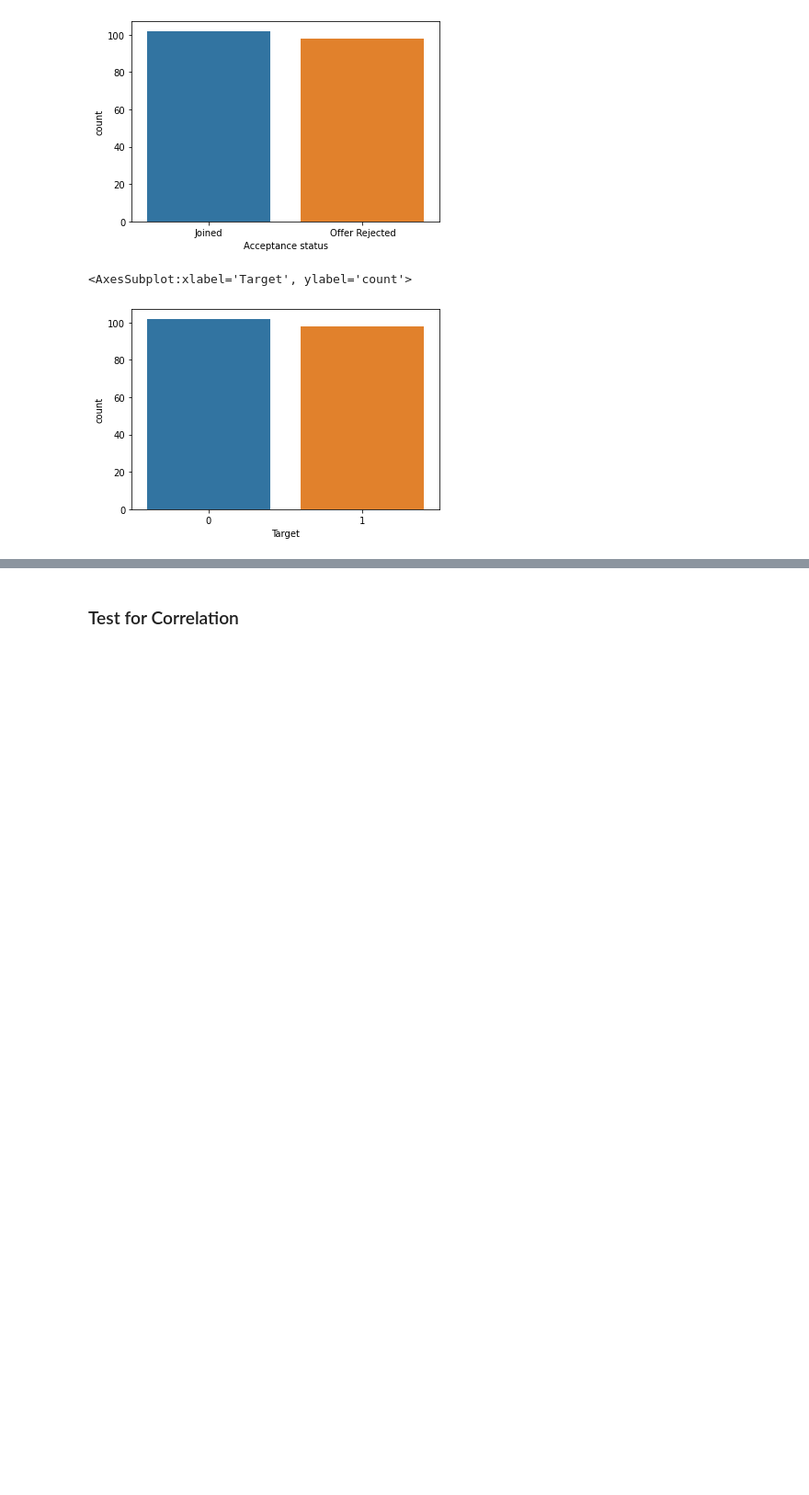
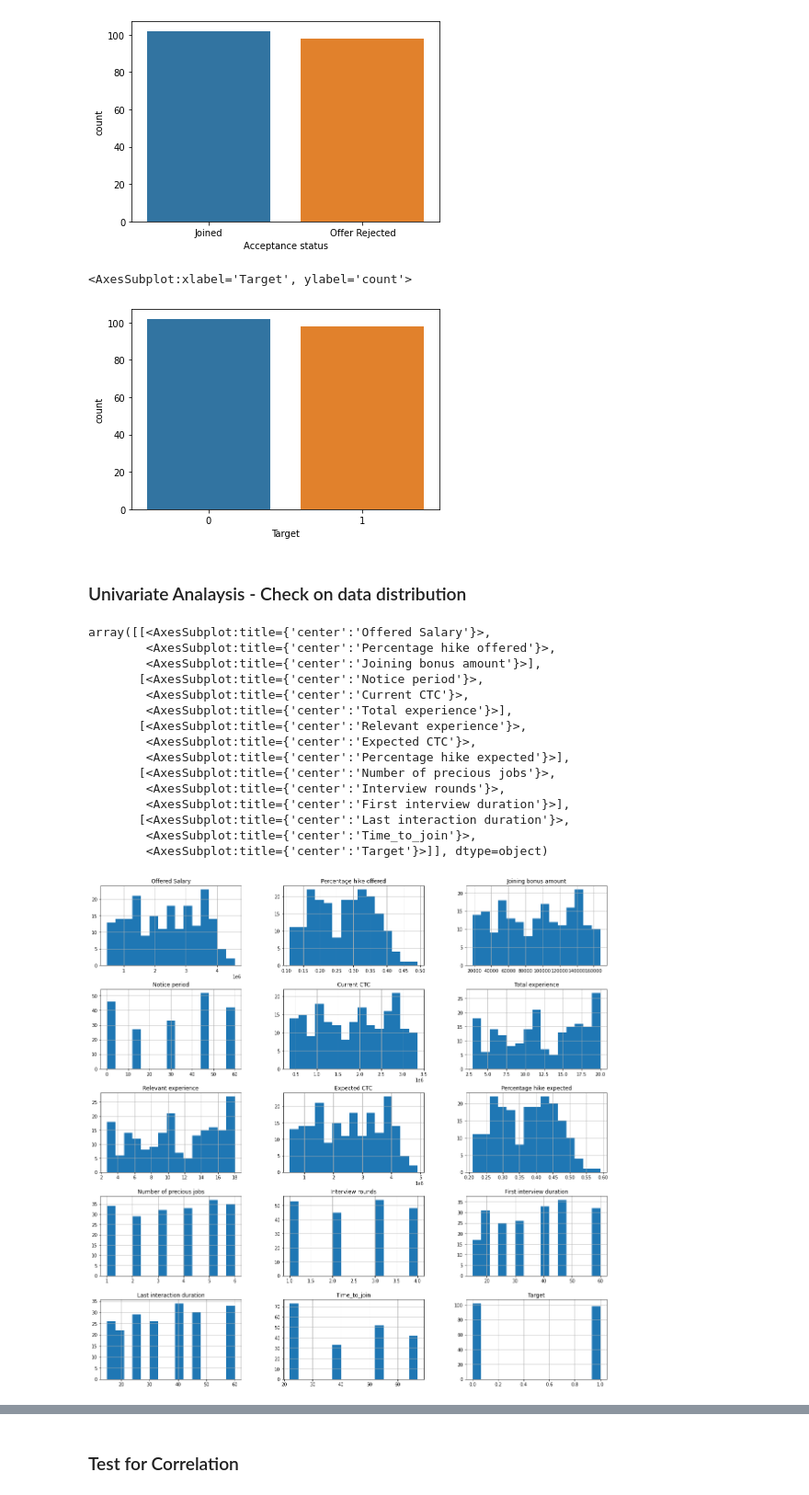
Before and after one commit to karunyads/MiniProject-FE, a Jupyter notebook: FE_PROJECT1_06.ipynb, the cells around one changed output, grey strips where cells are left out. Shown at 92% size. Drawn from its saved outputs; the diff is of its cells as text; code cells hidden in the pictures; blank space fills up the shorter version.

```diff
--- a/FE_PROJECT1_06.ipynb
+++ b/FE_PROJECT1_06.ipynb
@@ -271,4 +362,25 @@ sns.countplot(x=data['Target'])
 # %% [output]
 <AxesSubplot:xlabel='Target', ylabel='count'>
 [figure]
+# %% [markdown]
+### Univariate Analaysis - Check on data distribution
+# %%
+data.hist(layout=(5,3), bins=15, figsize=(20,20))
+# %% [output]
+array([[<AxesSubplot:title={'center':'Offered Salary'}>,
+        <AxesSubplot:title={'center':'Percentage hike offered'}>,
+        <AxesSubplot:title={'center':'Joining bonus amount'}>],
+       [<AxesSubplot:title={'center':'Notice period'}>,
+        <AxesSubplot:title={'center':'Current CTC'}>,
+        <AxesSubplot:title={'center':'Total experience'}>],
+       [<AxesSubplot:title={'center':'Relevant experience'}>,
+        <AxesSubplot:title={'center':'Expected CTC'}>,
+        <AxesSubplot:title={'center':'Percentage hike expected'}>],
+       [<AxesSubplot:title={'center':'Number of precious jobs'}>,
+        <AxesSubplot:title={'center':'Interview rounds'}>,
+        <AxesSubplot:title={'center':'First interview duration'}>],
+       [<AxesSubplot:title={'center':'Last interaction duration'}>,
+        <AxesSubplot:title={'center':'Time_to_join'}>,
+        <AxesSubplot:title={'center':'Target'}>]], dtype=object)
+[figure, added]
 # %% [markdown]
```
Also changed, not shown: parts of 30 cells of this notebook.
